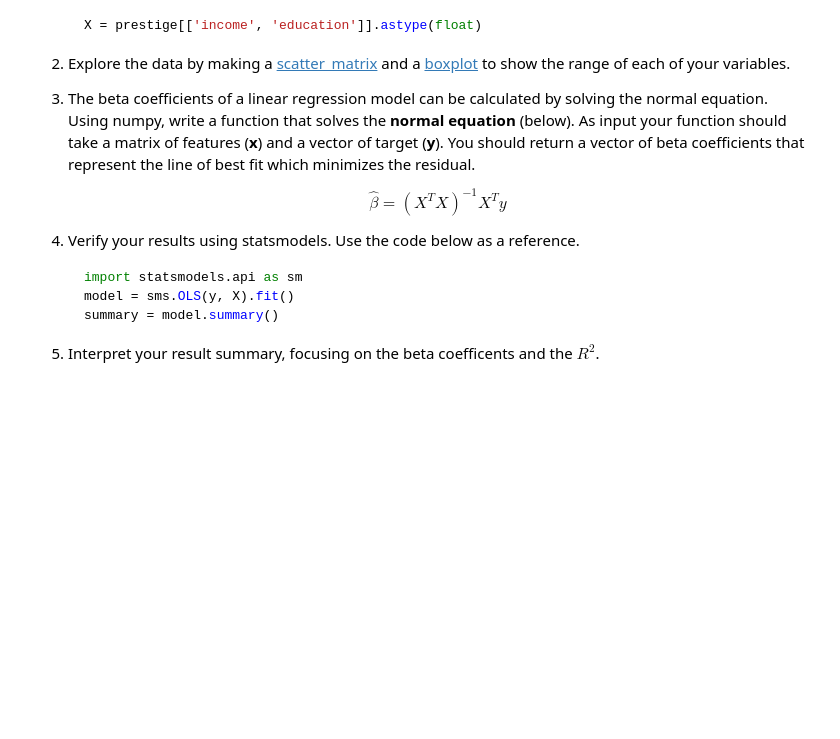
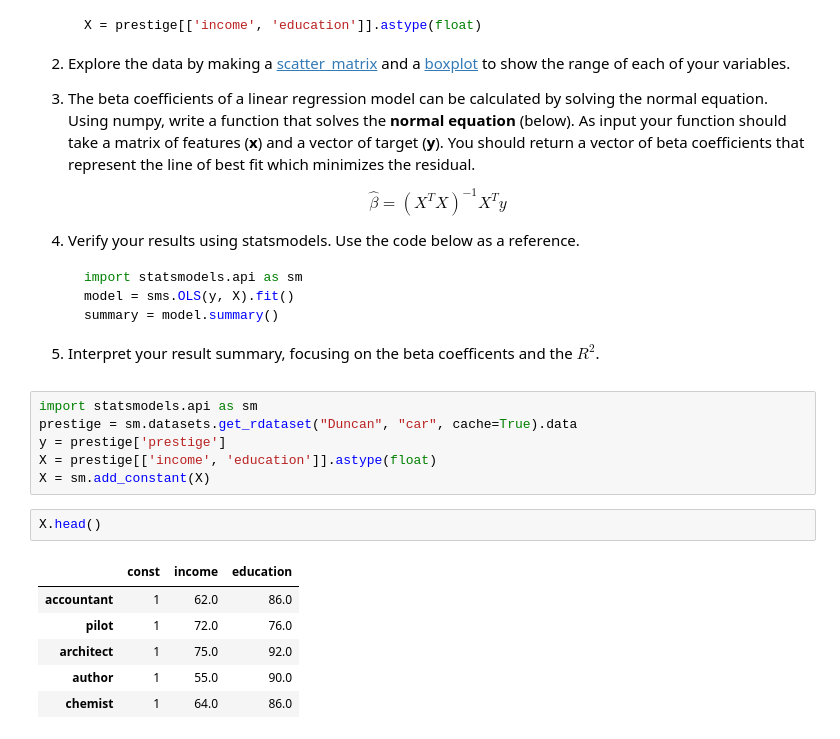
Before and after one commit to vsquared10/DSCI6002-student, a Jupyter notebook: week1/1-4_Regression/DSCI6002-1.4-Lab-Copy1.ipynb, the cells around one changed output. Saved outputs shown, nothing was run; the diff lists cells and outputs as text; blank space fills up the shorter version.

````diff
--- a/week1/1-4_Regression/DSCI6002-1.4-Lab-Copy1.ipynb
+++ b/week1/1-4_Regression/DSCI6002-1.4-Lab-Copy1.ipynb
@@ -35,3 +35,18 @@ one or more independent variables (**x**). Here you will be introduced to fittin
    ```
 
 5. Interpret your result summary, focusing on the beta coefficents and the $R^2$.
+# %%
+import statsmodels.api as sm
+prestige = sm.datasets.get_rdataset("Duncan", "car", cache=True).data
+y = prestige['prestige']
+X = prestige[['income', 'education']].astype(float)
+X = sm.add_constant(X)
+# %%
+X.head()
+# %% [output]
+|  | const | income | education |
+| accountant | 1 | 62.0 | 86.0 |
+| pilot | 1 | 72.0 | 76.0 |
+| architect | 1 | 75.0 | 92.0 |
+| author | 1 | 55.0 | 90.0 |
+| chemist | 1 | 64.0 | 86.0 |
````
Also changed, not shown: parts of 8 cells of this notebook, 2 other files.
